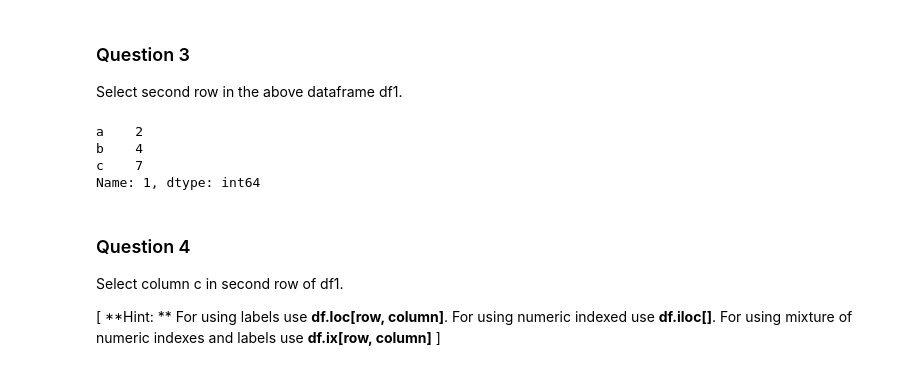
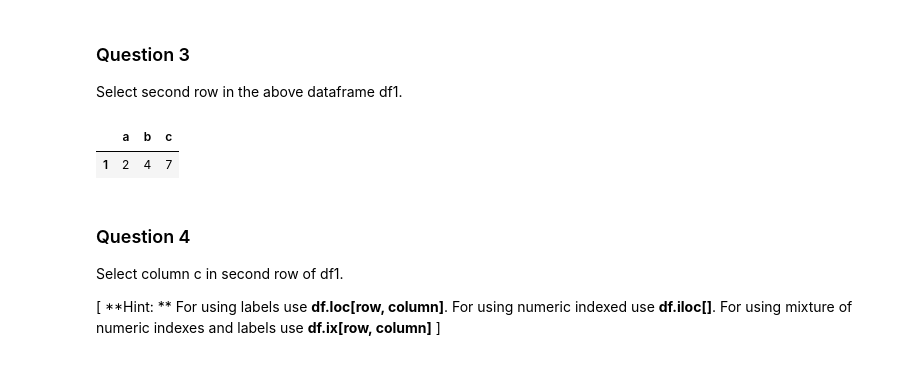
Before and after one commit to GreatLearningAIML1/bangalore-aug19-batch-abir19, a Jupyter notebook: Residency1-Internal_Questions.ipynb, the cells around one changed output. Drawn from its saved outputs; the diff is of its cells as text; code cells hidden in the pictures.

```diff
--- a/Residency1-Internal_Questions.ipynb
+++ b/Residency1-Internal_Questions.ipynb
@@ -351,12 +351,10 @@ df1
 
 Select second row in the above dataframe df1.
 # %%
-df1.loc[1]
+df1.loc[1:1]
 # %% [output]
-a    2
-b    4
-c    7
-Name: 1, dtype: int64
+|  | a | b | c |
+| 1 | 2 | 4 | 7 |
 # %% [markdown]
 ### Question 4
 
```
